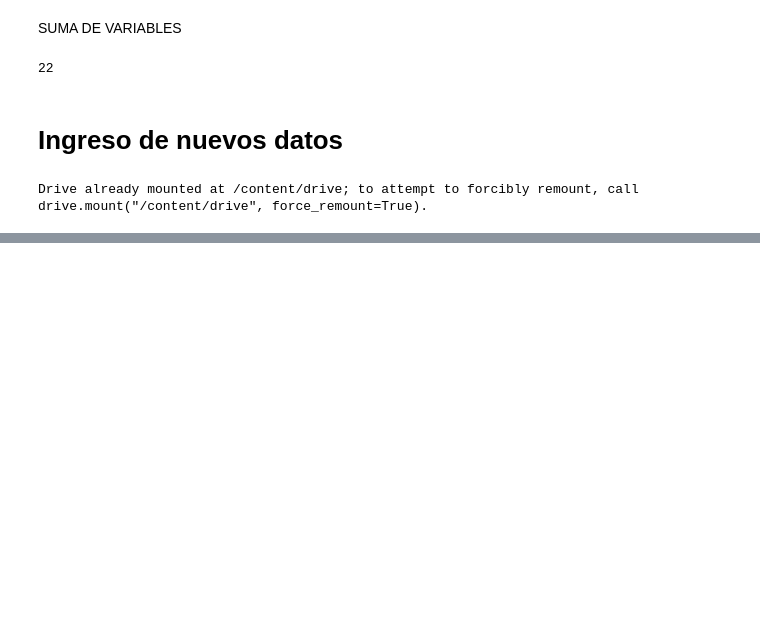
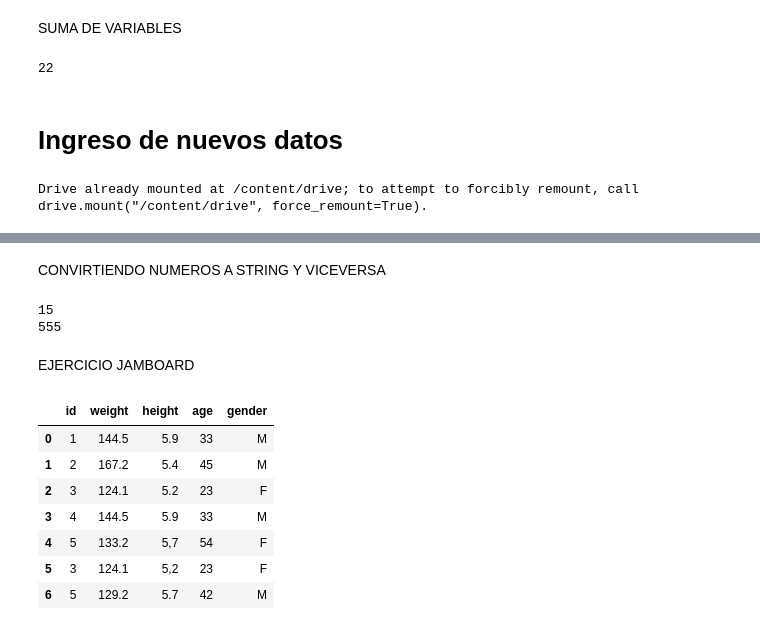
Before and after one commit to JessicaS94/TalentoTech-, a Jupyter notebook: Practica_1.ipynb, the cells around one changed output, grey strips where cells are left out. Cells and saved outputs as stored; diff of their text form; code cells hidden in the pictures; blank space fills up the shorter version.

```diff
--- a/Practica_1.ipynb
+++ b/Practica_1.ipynb
@@ -70,0 +272,40 @@ df.head(18)
+# %% [markdown]
+CONVIRTIENDO NUMEROS A STRING Y VICEVERSA
+# %%
+entero = 5
+string = str(entero) #convierte un numero en string, es un caracter
+#print(entero)
+#print(string)
+
+#print(2*3)
+print(entero+entero+entero) #puedo sumar numeros
+print(string+string+string) #no puedo sumar string
+
+#print('El resultado es '+str(entero)) #puedo imprimir una variable numerica en un mensaje
+# %% [output]
+15
+555
+# %% [markdown]
+EJERCICIO JAMBOARD
+# %%
+#Crear un dataframe
+Data = {
+    'id': [1 , 2 , 3 , 4, 5 , 3 , 5],
+    'weight': ['144.5', '167.2', '124.1', '144.5', '133.2', '124.1', '129.2'],
+    'height': ['5.9' , '5.4', '5.2' , '5.9', '5,7', '5,2', '5.7'],
+    'age': [33, 45, 23, 33, 54, 23, 42],
+    'gender': ['M', 'M', 'F', 'M', 'F', 'F', 'M'],
+}
+
+df_persona = pd.DataFrame(Data)
+# %%
+df_persona.head(7)
+# %% [output]
+|  | id | weight | height | age | gender |
+| 0 | 1 | 144.5 | 5.9 | 33 | M |
+| 1 | 2 | 167.2 | 5.4 | 45 | M |
+| 2 | 3 | 124.1 | 5.2 | 23 | F |
+| 3 | 4 | 144.5 | 5.9 | 33 | M |
+| 4 | 5 | 133.2 | 5,7 | 54 | F |
+| 5 | 3 | 124.1 | 5,2 | 23 | F |
+| 6 | 5 | 129.2 | 5.7 | 42 | M |
```
Also changed, not shown: parts of 16 cells of this notebook.
